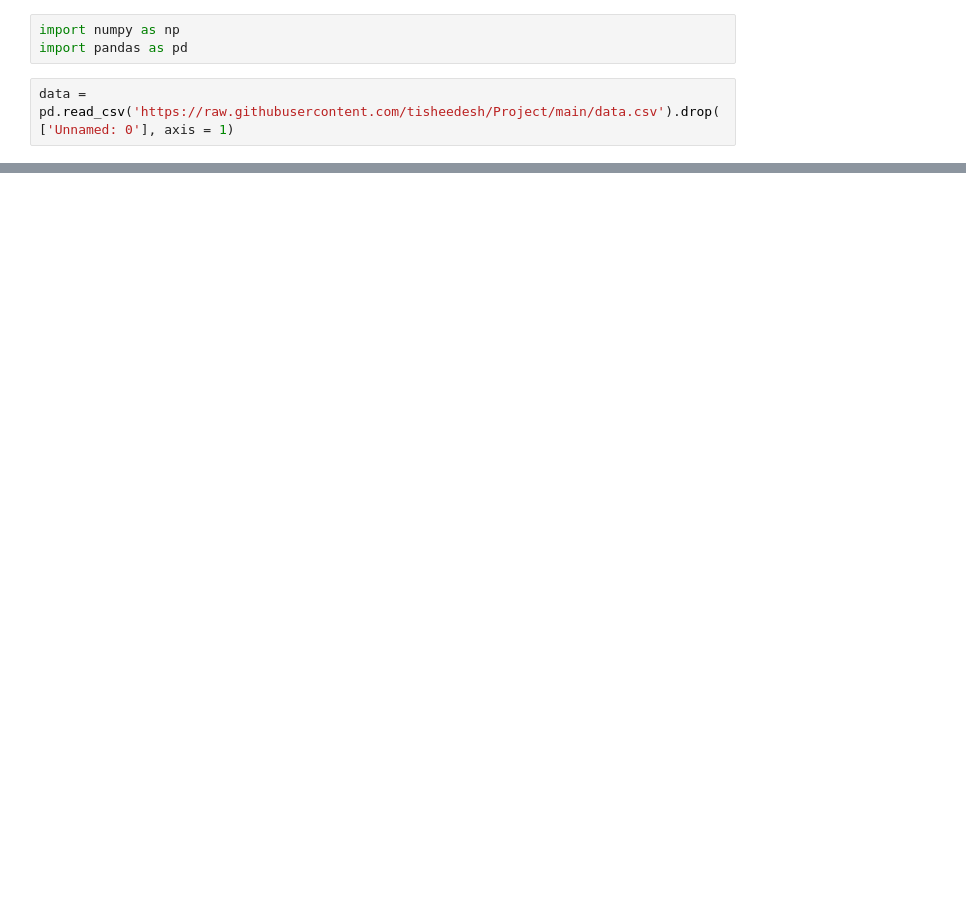
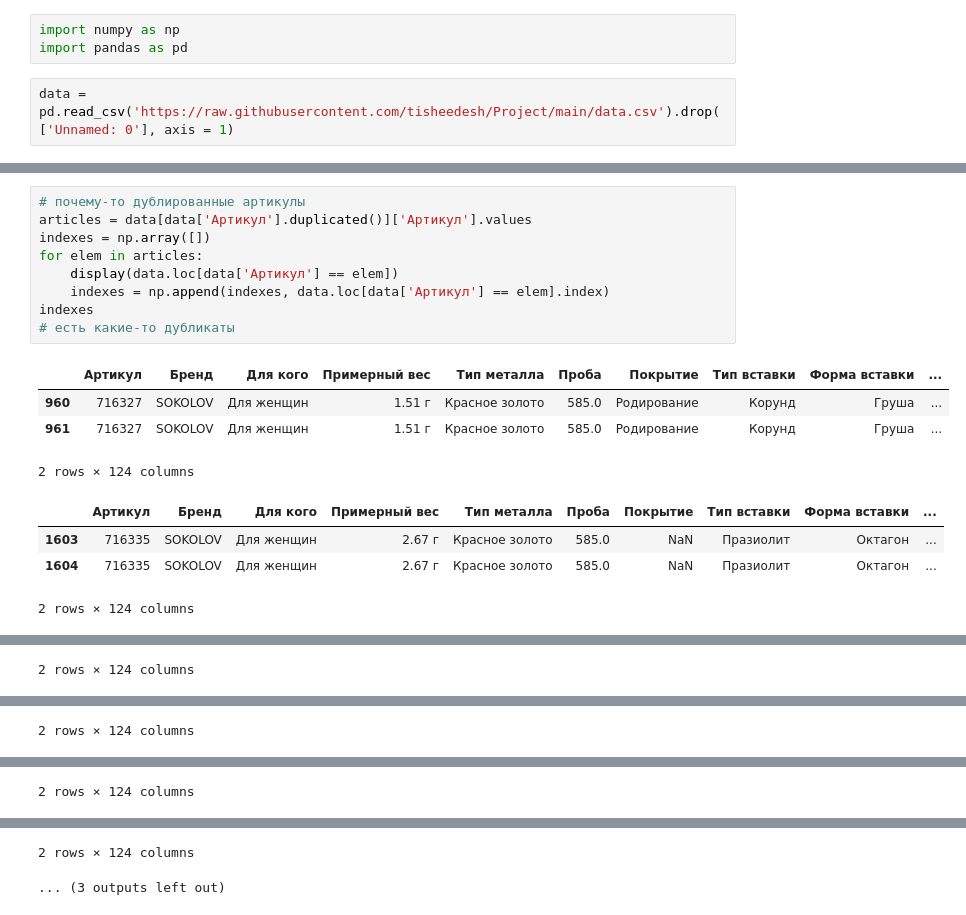
Before and after one commit to tisheedesh/Project, a Jupyter notebook: EDA.ipynb, the cells around one changed output, grey strips where cells are left out. Saved outputs shown, nothing was run; the diff lists cells and outputs as text; blank space fills up the shorter version.

```diff
--- a/EDA.ipynb
+++ b/EDA.ipynb
@@ -21,0 +43,18 @@ data
+# %%
+# почему-то дублированные артикулы
+articles = data[data['Артикул'].duplicated()]['Артикул'].values
+indexes = np.array([])
+for elem in articles:
+    display(data.loc[data['Артикул'] == elem])
+    indexes = np.append(indexes, data.loc[data['Артикул'] == elem].index)
+indexes
+# есть какие-то дубликаты
+# %% [output]
+|  | Артикул | Бренд | Для кого | Примерный вес | Тип металла | Проба | Покрытие | Тип вставки | Форма вставки | ... |
+| 960 | 716327 | SOKOLOV | Для женщин | 1.51 г | Красное золото | 585.0 | Родирование | Корунд | Груша | ... |
+| 961 | 716327 | SOKOLOV | Для женщин | 1.51 г | Красное золото | 585.0 | Родирование | Корунд | Груша | ... |
+2 rows × 124 columns
+|  | Артикул | Бренд | Для кого | Примерный вес | Тип металла | Проба | Покрытие | Тип вставки | Форма вставки | ... |
+| 1603 | 716335 | SOKOLOV | Для женщин | 2.67 г | Красное золото | 585.0 | NaN | Празиолит | Октагон | ... |
+| 1604 | 716335 | SOKOLOV | Для женщин | 2.67 г | Красное золото | 585.0 | NaN | Празиолит | Октагон | ... |
+2 rows × 124 columns
@@ -21,0 +64 @@ data
+2 rows × 124 columns
@@ -21,0 +68 @@ data
+2 rows × 124 columns
@@ -21,0 +72 @@ data
+2 rows × 124 columns
@@ -21,0 +76,2 @@ data
+2 rows × 124 columns
+... (3 outputs left out)
```
Also changed, not shown: parts of 18 cells of this notebook.
